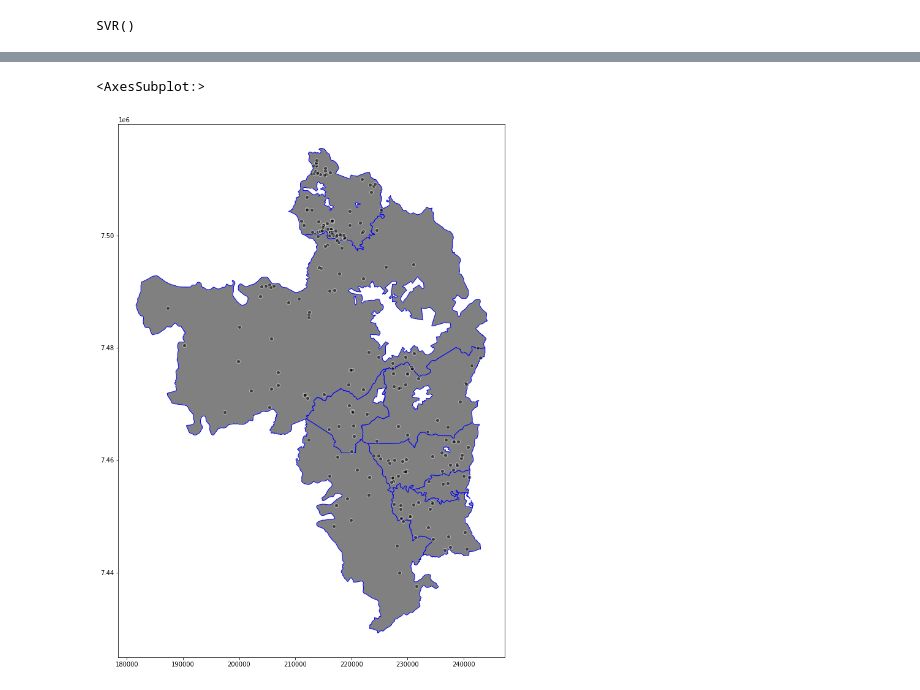
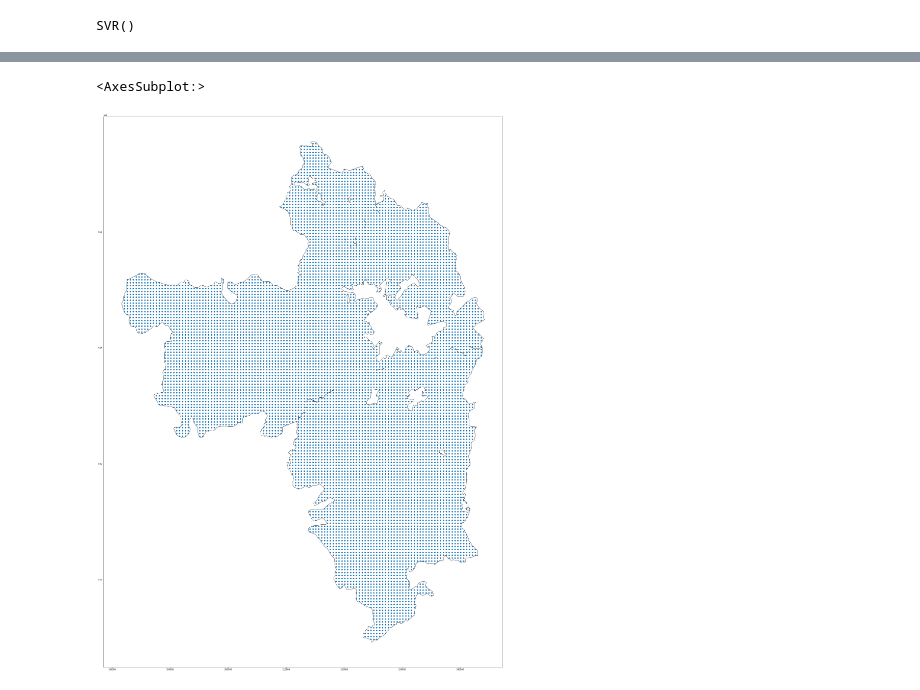
Before and after one commit to Livia-dias/Interpolate-carbono, a Jupyter notebook: svr.ipynb, the cells around one changed output, grey strips where cells are left out. Drawn from its saved outputs; the diff is of its cells as text; code cells hidden in the pictures.

```diff
--- a/svr.ipynb
+++ b/svr.ipynb
@@ -61,9 +57,6 @@ pontos_pira_gpd = gpd.read_file(path)
 path2 = os.getcwd()+ '\Dados vetoriais\Piracicaba\Perimetro_Piracicaba.shp'
 mapa_pira = gpd.read_file(path2)
 # %%
-fig, ax = plt.subplots(figsize = (18,16))
-mapa_pira.plot(color="gray",edgecolor="blue", ax=ax, legend=True)
-pontos_pira_gpd.plot(color="black", edgecolor="white",  ax=ax, alpha=.5, legend=True)
+# fig, ax = plt.subplots(figsize = (18,16))
+# mapa_pira.plot(color="gray",edgecolor="blue", ax=ax, legend=True)
+# pontos_pira_gpd.plot(color="black", edgecolor="white",  ax=ax, alpha=.5, legend=True)
-# %% [output]
-<AxesSubplot:>
-[figure, removed]
@@ -72,0 +79,27 @@ perimetro_pira_plot = gpd.GeoDataFrame(geometry = [Point(x, y) for x, y in all_d
+# %%
+import numpy as np
+from shapely.geometry import Point
+from shapely.ops import unary_union
+import geopandas as gpd
+
+def generate_grid_in_polygon(spacing, polygon):
+    ''' This Function generates evenly spaced points within the given GeoDataFrame.
+        The parameter 'spacing' defines the distance between the points in coordinate units. '''
+
+    # Convert the GeoDataFrame to a single polygon
+    poly_in = unary_union([poly for poly in polygon.geometry])
+
+    # Get the bounds of the polygon
+    minx, miny, maxx, maxy = poly_in.bounds
+
+    # Now generate the entire grid
+    x_coords = list(np.arange(np.floor(minx), int(np.ceil(maxx)), spacing))
+    y_coords = list(np.arange(np.floor(miny), int(np.ceil(maxy)), spacing))
+
+    grid = [Point(x) for x in zip(np.meshgrid(x_coords, y_coords)[0].flatten(), np.meshgrid(x_coords, y_coords)[1].flatten())]
+
+    # Finally only keep the points within the polygon
+    list_of_points = [point for point in grid if point.within(poly_in)]
+    # list_of_points = [point for point in grid if poly_in.intersects(point)]
+
+    return list_of_points
@@ -72,0 +114,7 @@ perimetro_pira_plot = gpd.GeoDataFrame(geometry = [Point(x, y) for x, y in all_d
+# %%
+fig, ax = plt.subplots(figsize = (50,50))
+mapa_pira_dissolved.plot(ax=ax,facecolor='none', edgecolor='k')
+points_in_poly_gdf.plot(ax=ax)
+# %% [output]
+<AxesSubplot:>
+[figure, added]
```
Also changed, not shown: parts of 10 cells of this notebook.
